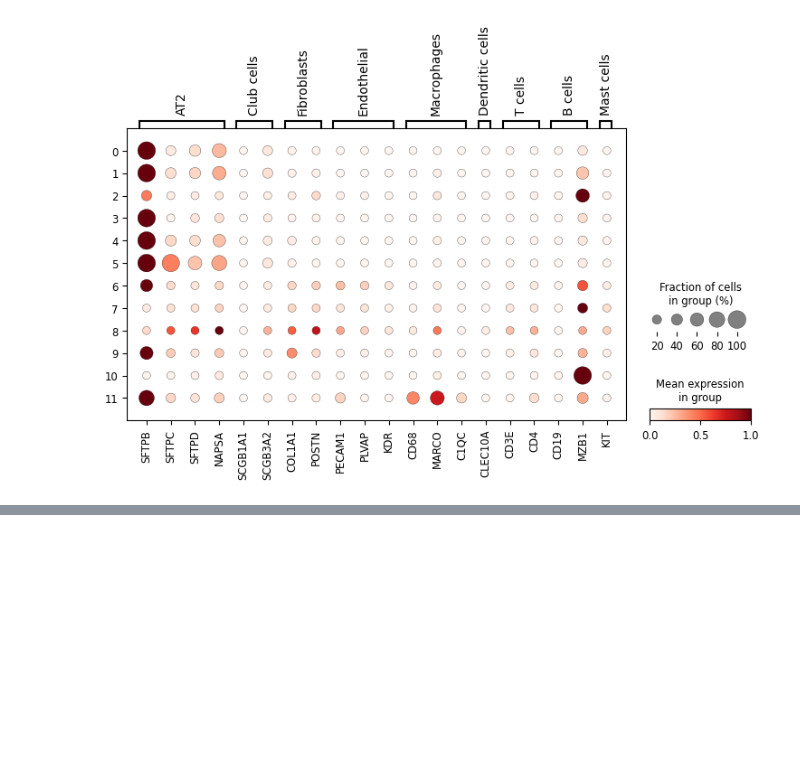
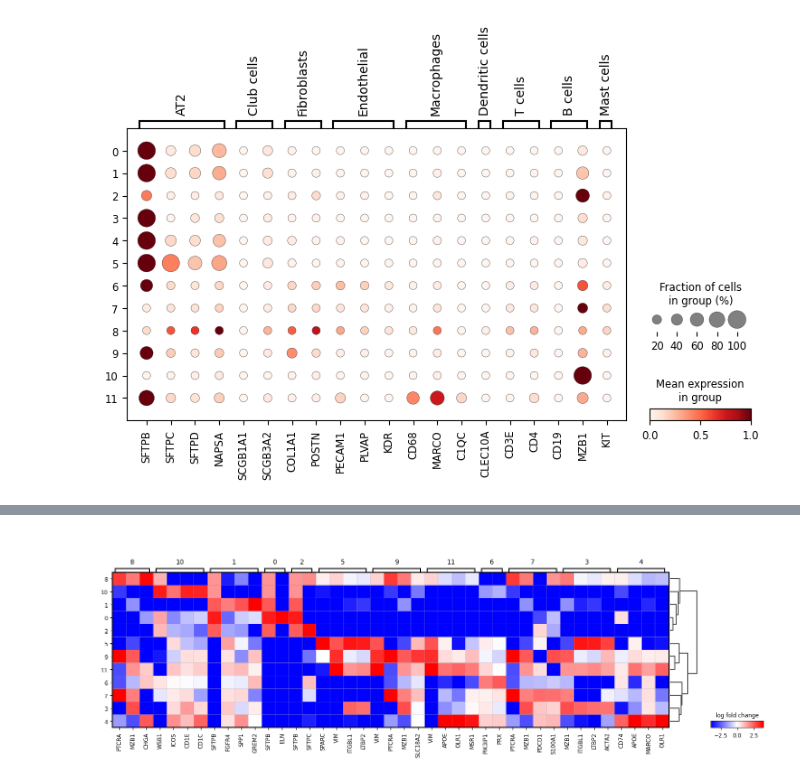
Before and after one commit to imlong4real/TRACER, a Jupyter notebook: tutorials/lung_cancer/scanpy_dotplot.ipynb, the cells around one changed output, grey strips where cells are left out. Saved outputs shown, nothing was run; the diff lists cells and outputs as text; code cells hidden in the pictures; blank space fills up the shorter version.

```diff
--- a/tutorials/lung_cancer/scanpy_dotplot.ipynb
+++ b/tutorials/lung_cancer/scanpy_dotplot.ipynb
@@ -104,0 +135,17 @@ plt.show()
+# %%
+sc.tl.rank_genes_groups(adata_st_whole_umap, groupby="_leiden")
+sc.pl.rank_genes_groups_matrixplot(
+    adata_st_whole_umap,
+    n_genes=4,
+    values_to_plot="logfoldchanges",
+    cmap='bwr',
+    vmin=-4,
+    vmax=4,
+    min_logfoldchange=2,
+    colorbar_title='log fold change',
+    show=False
+)
+plt.savefig(f"plot/lung_cancer_stitched_matrixplot.png", dpi=300, bbox_inches="tight")
+plt.show()
+# %% [output]
+[figure, added]
```
Also changed, not shown: parts of 9 cells of this notebook, 39 other files.
